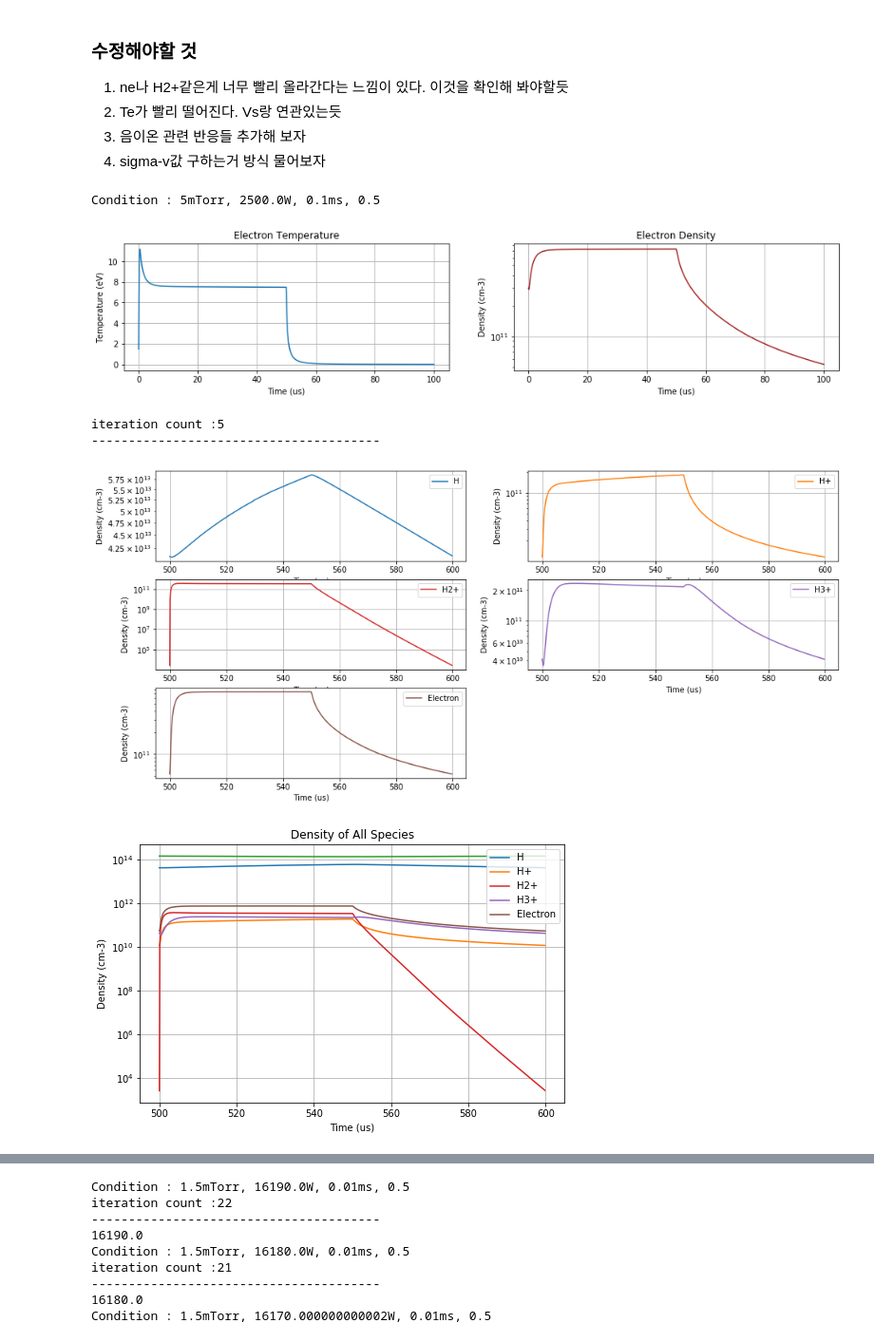
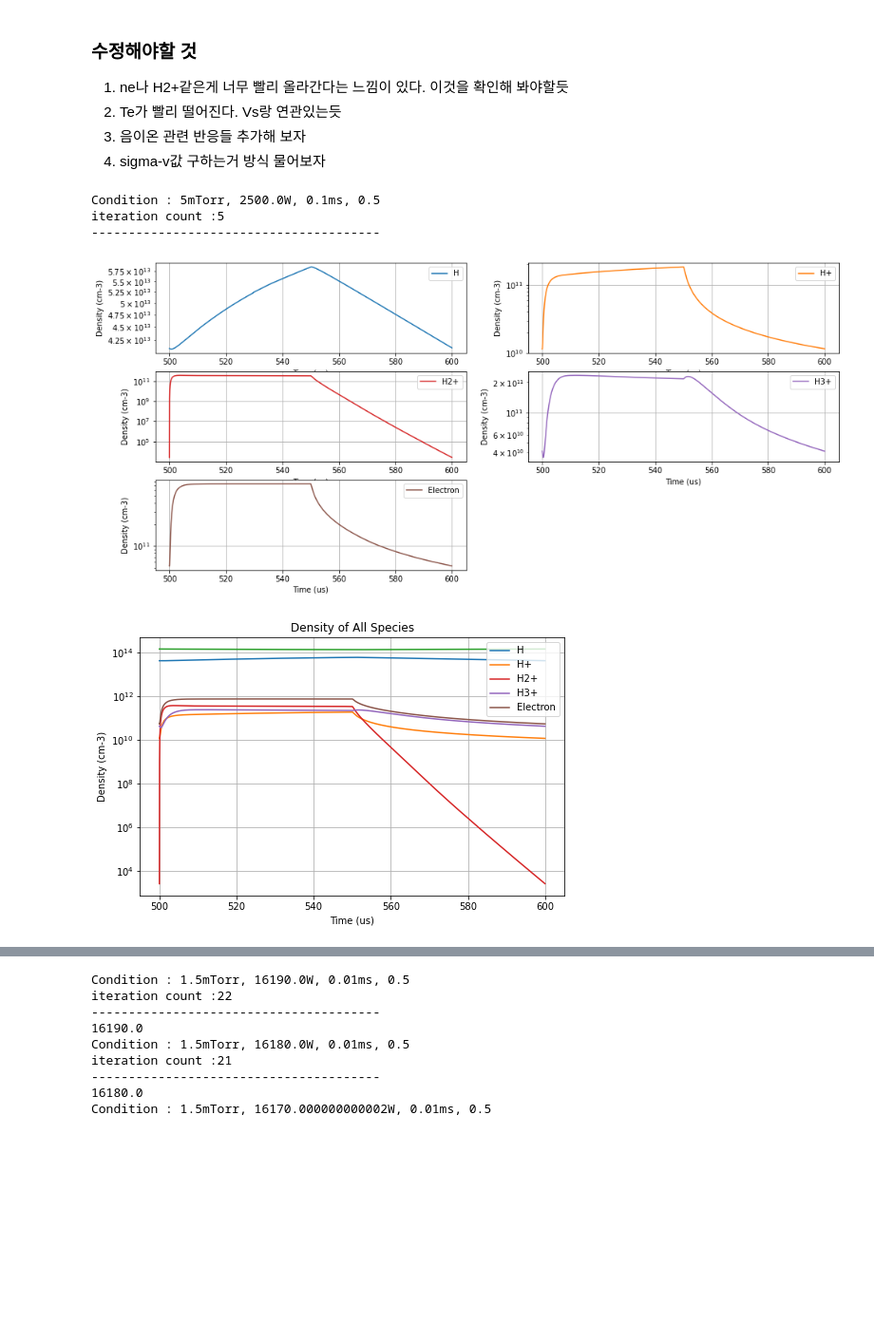
Before and after one commit to GUNU-GO/NUPLEX, a Jupyter notebook: Python_Projects/Global_Model/Global Model (Positive,Class).ipynb, the cells around one changed output, grey strips where cells are left out. Shown at 95% size. Drawn from its saved outputs; the diff is of its cells as text; code cells hidden in the pictures; blank space fills up the shorter version.

```diff
--- a/Python_Projects/Global_Model/Global Model (Positive,Class).ipynb
+++ b/Python_Projects/Global_Model/Global Model (Positive,Class).ipynb
@@ -56,8 +56,6 @@ class global_model():
         self.deff = V/self.Aeff #[cm]
         print('Condition : {}mTorr, {}W, {}ms, {}'.format(self.p, self.input_power/6.241509e18, self.period*1000, self.duty))
 
-        self.t_long = None
-        self.iteration_number = None
     #Balance equation calculate function
     def electron_balance_eqn(self, x, t, power):
 
@@ -158,7 +156,7 @@ class global_model():
     #Temperature & Density Calculation
     def calculation(self):
         x0 = [1.5,1e11,1e11,1e11,1e11] #Te, H, H+, H2+, H3+
-        self.t = np.linspace(0, self.period, self.period/self.time_resolution)
+        self.t = np.linspace(0, self.period, int(self.period/self.time_resolution))
         args = (self.power,)
         ans1 = odeint(self.electron_balance_eqn, x0, self.t, args, rtol=10**-3, mxstep=10**6)
         self.T = ans1[:,0]
@@ -344,7 +342,7 @@ p = 5 #[mTorr] Pressure
 input_power = 2500*6.241509e18 #[eV/s] Input Power
 duty = 0.5
 period = 1e-4
-time_resolution = 1e-7
+time_resolution = 1e-8
 
 input_list = np.arange(500,4250,250)*6.241509e18
 #p_list = np.array([5,7,10,15,20])
@@ -354,22 +352,21 @@ period_list = np.array([1e-3,2e-3,4e-3,5e-3,7e-3,8e-3,9e-3,10e-3])
 # %%
 #### Test Calculation ####
 model1 = global_model(p,input_power, duty, period, time_resolution)
 try:
     model1.calculation()
-    model1.visualization1()
+    #model1.visualization1()
     model1.iteration()
 except BaseException:
     pass
 #model1.visualization2()
 model1.visualization3()
 #model1.data_process()
 # %% [output]
 Condition : 5mTorr, 2500.0W, 0.1ms, 0.5
+iteration count :5
+---------------------------------------
-[figure, old version]
+[figure, new version]
-iteration count :5
----------------------------------------
-[figure, old version]
+[figure, new version]
-[figure, removed]
 # %%
 #### Calcultation & Data collection ####
 variable = input('Please select variables you want to change\n')
```
Also changed, not shown: parts of 1 cell of this notebook, 3 other files.
